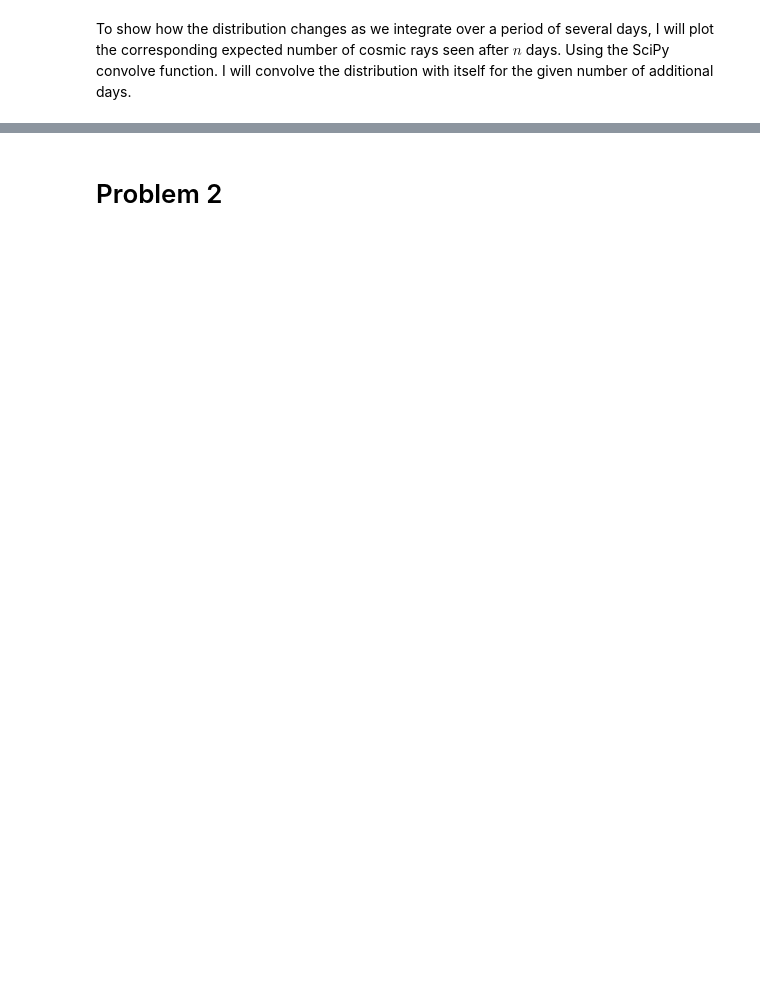
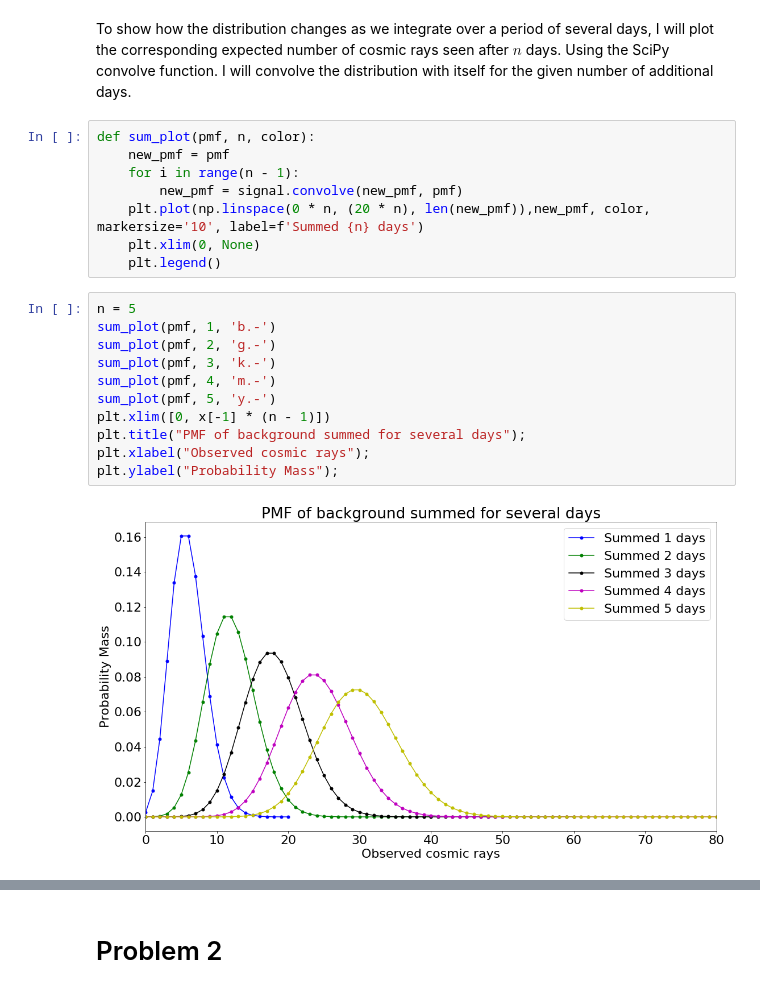
Before and after one commit to noahkim4648/Phys-434-Portfolio, a Jupyter notebook: Lab2.ipynb, the cells around one changed output, grey strips where cells are left out. Drawn from its saved outputs; the diff is of its cells as text; blank space fills up the shorter version.

```diff
--- a/Lab2.ipynb
+++ b/Lab2.ipynb
@@ -47,2 +34,23 @@ plt.ylim(0, None);
 # %% [markdown]
 To show how the distribution changes as we integrate over a period of several days, I will plot the corresponding expected number of cosmic rays seen after $n$ days. Using the SciPy convolve function. I will convolve the distribution with itself for the given number of additional days.
+# %%
+def sum_plot(pmf, n, color):
+    new_pmf = pmf
+    for i in range(n - 1):
+        new_pmf = signal.convolve(new_pmf, pmf)
+    plt.plot(np.linspace(0 * n, (20 * n), len(new_pmf)),new_pmf, color, markersize='10', label=f'Summed {n} days')
+    plt.xlim(0, None)
+    plt.legend()
+# %%
+n = 5
+sum_plot(pmf, 1, 'b.-')
+sum_plot(pmf, 2, 'g.-')
+sum_plot(pmf, 3, 'k.-')
+sum_plot(pmf, 4, 'm.-')
+sum_plot(pmf, 5, 'y.-')
+plt.xlim([0, x[-1] * (n - 1)])
+plt.title("PMF of background summed for several days");
+plt.xlabel("Observed cosmic rays");
+plt.ylabel("Probability Mass");
+# %% [output]
+[figure, added]
```
Also changed, not shown: parts of 70 cells of this notebook, 1 other file.
